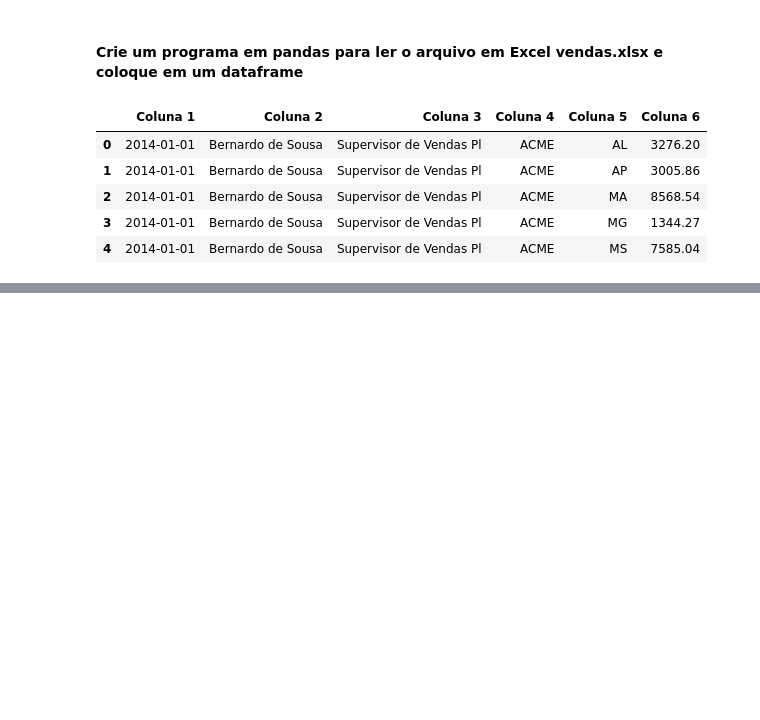
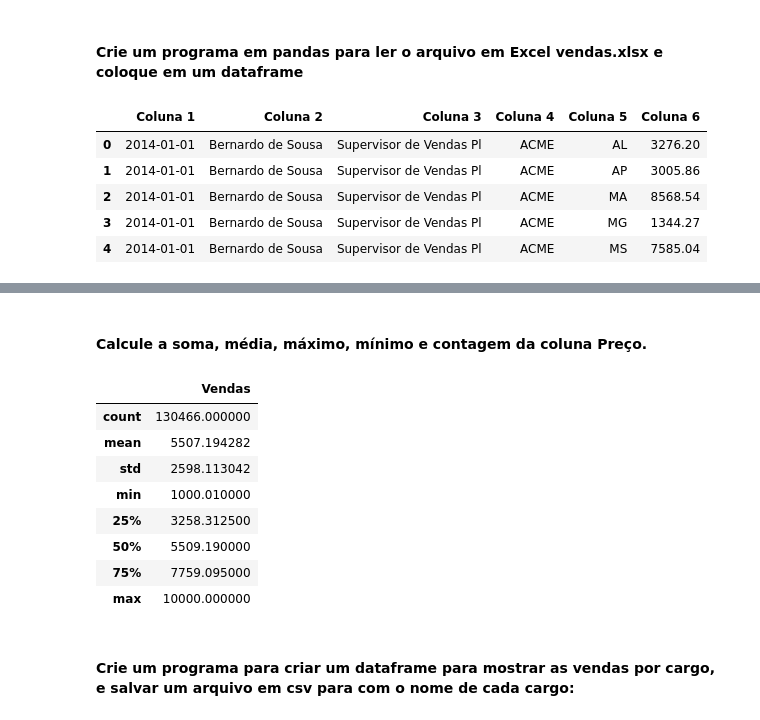
Before and after one commit to carmoemanoel/fundamentos-Big-data-SENAI-Python, a Jupyter notebook: exercícios/lista_05_Exercício.ipynb, the cells around one changed output, grey strips where cells are left out. Saved outputs shown, nothing was run; the diff lists cells and outputs as text; code cells hidden in the pictures; blank space fills up the shorter version.

```diff
--- a/exercícios/lista_05_Exercício.ipynb
+++ b/exercícios/lista_05_Exercício.ipynb
@@ -318,0 +372,16 @@ vendas.head()
+# %% [markdown]
+#### Calcule a soma, média, máximo, mínimo e contagem da coluna Preço.
+# %%
+vendas.describe()
+# %% [output]
+|  | Vendas |
+| count | 130466.000000 |
+| mean | 5507.194282 |
+| std | 2598.113042 |
+| min | 1000.010000 |
+| 25% | 3258.312500 |
+| 50% | 5509.190000 |
+| 75% | 7759.095000 |
+| max | 10000.000000 |
+# %% [markdown]
+#### Crie um programa para criar um dataframe para mostrar as vendas por cargo, e salvar um arquivo em csv para com o nome de cada cargo:
```
Also changed, not shown: parts of 25 cells of this notebook, 11 other files.
